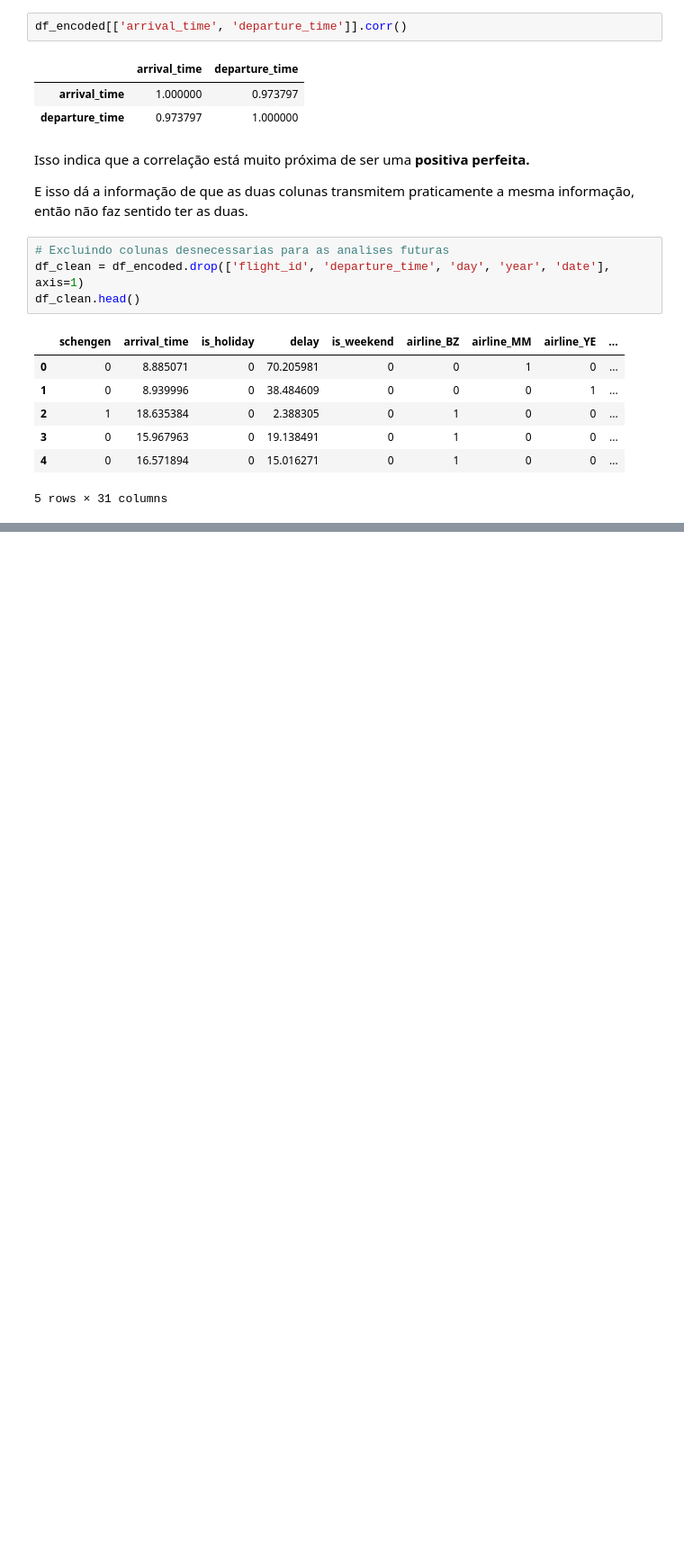
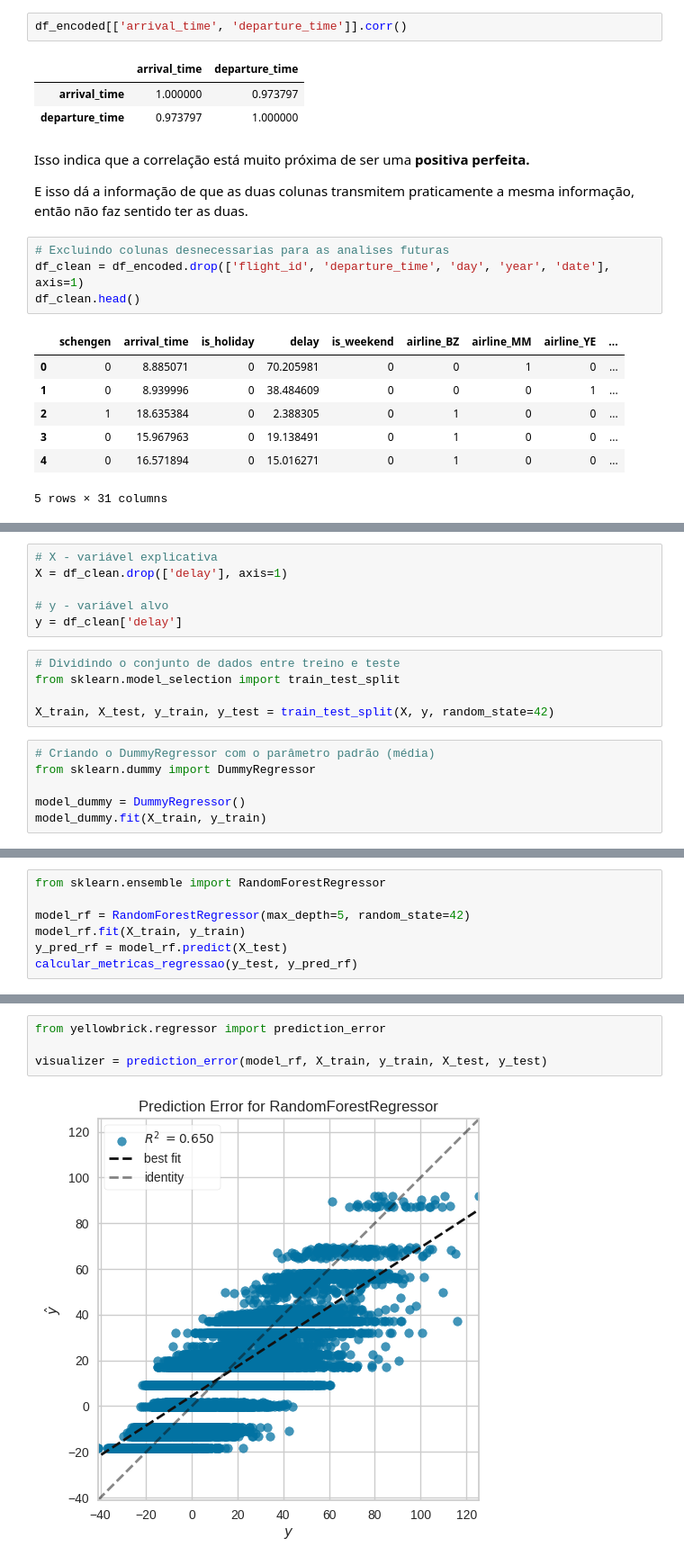
Before and after one commit to nina-rebello/flight-delay-prediction-model, a Jupyter notebook: modelo_atraso_voo.ipynb, the cells around one changed output, grey strips where cells are left out. Shown: that part at 90% size. Drawn from its saved outputs; the diff is of its cells as text; blank space fills up the shorter version.

```diff
--- a/modelo_atraso_voo.ipynb
+++ b/modelo_atraso_voo.ipynb
@@ -443,0 +456,17 @@ df_clean.head()
+# %%
+# X - variável explicativa
+X = df_clean.drop(['delay'], axis=1)
+
+# y - variável alvo
+y = df_clean['delay']
+# %%
+# Dividindo o conjunto de dados entre treino e teste
+from sklearn.model_selection import train_test_split
+
+X_train, X_test, y_train, y_test = train_test_split(X, y, random_state=42)
+# %%
+# Criando o DummyRegressor com o parâmetro padrão (média)
+from sklearn.dummy import DummyRegressor
+
+model_dummy = DummyRegressor()
+model_dummy.fit(X_train, y_train)
@@ -443,0 +512,7 @@ df_clean.head()
+# %%
+from sklearn.ensemble import RandomForestRegressor
+
+model_rf = RandomForestRegressor(max_depth=5, random_state=42)
+model_rf.fit(X_train, y_train)
+y_pred_rf = model_rf.predict(X_test)
+calcular_metricas_regressao(y_test, y_pred_rf)
@@ -443,0 +533,6 @@ df_clean.head()
+# %%
+from yellowbrick.regressor import prediction_error
+
+visualizer = prediction_error(model_rf, X_train, y_train, X_test, y_test)
+# %% [output]
+[figure, added]
```
Also changed, not shown: parts of 16 cells of this notebook.
